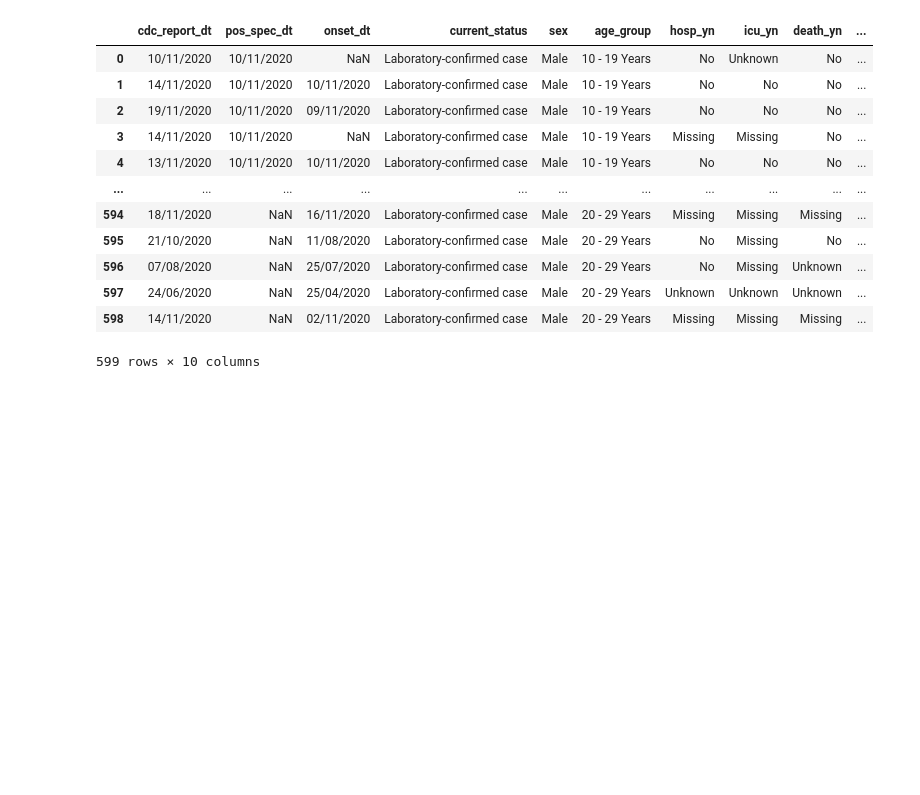
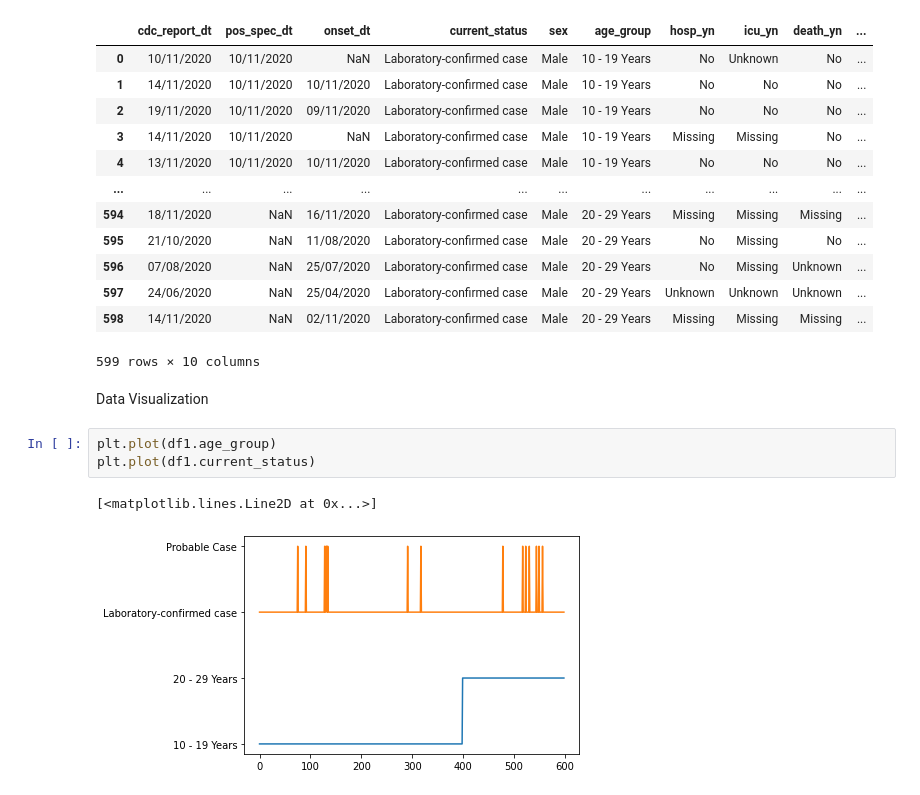
Before and after one commit to krisanndesiderio/SYSTEM-TRON, a Jupyter notebook: COVID19_Case_Surveillance_Public_Use_Data.ipynb, the cells around one changed output. Drawn from its saved outputs; the diff is of its cells as text; blank space fills up the shorter version.

```diff
--- a/COVID19_Case_Surveillance_Public_Use_Data.ipynb
+++ b/COVID19_Case_Surveillance_Public_Use_Data.ipynb
@@ -67,3 +67,11 @@ df1.head(600)
 | 597 | 24/06/2020 | NaN | 25/04/2020 | Laboratory-confirmed case | Male | 20 - 29 Years | Unknown | Unknown | Unknown | ... |
 | 598 | 14/11/2020 | NaN | 02/11/2020 | Laboratory-confirmed case | Male | 20 - 29 Years | Missing | Missing | Missing | ... |
 599 rows × 10 columns
+# %% [markdown]
+Data Visualization
+# %%
+plt.plot(df1.age_group)
+plt.plot(df1.current_status)
+# %% [output]
+[<matplotlib.lines.Line2D at 0x...>]
+[figure, added]
```
